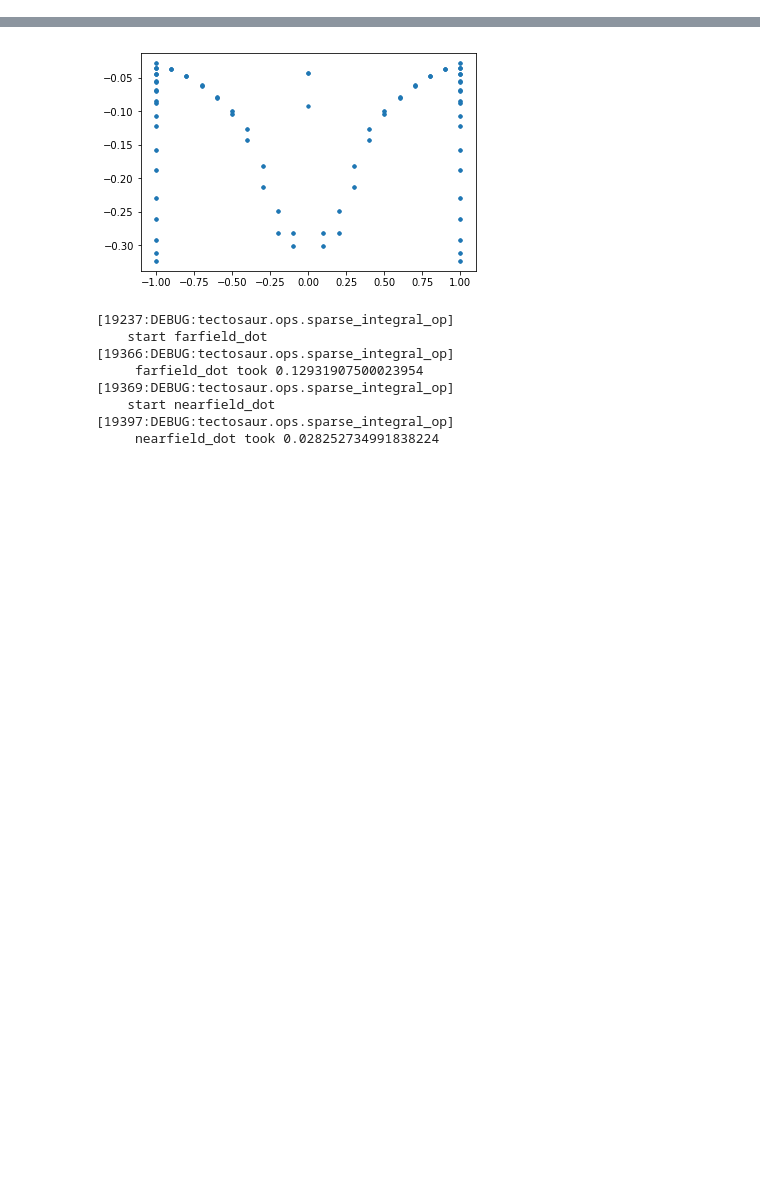
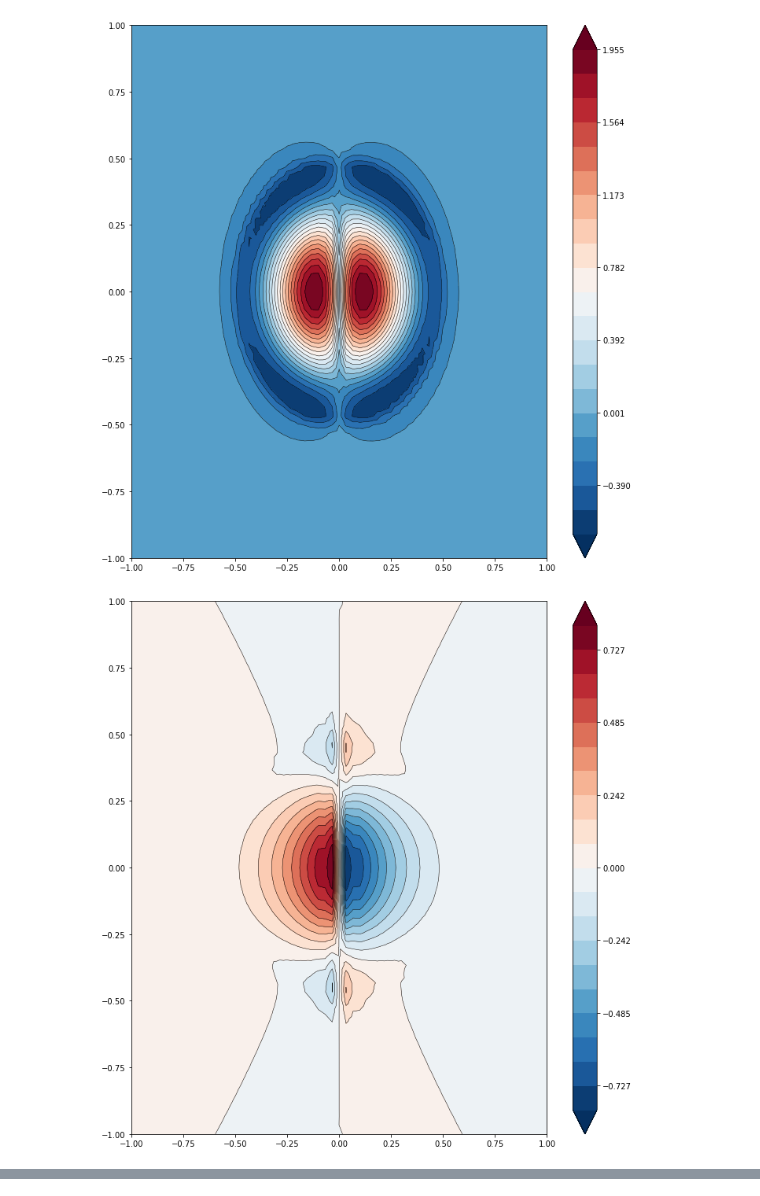
Before and after one commit to tbenthompson/tectosaur, a Jupyter notebook: examples/fault_traction.ipynb, the cells around one changed output, grey strips where cells are left out. Saved outputs shown, nothing was run; the diff lists cells and outputs as text; code cells hidden in the pictures; blank space fills up the shorter version.

```diff
--- a/examples/fault_traction.ipynb
+++ b/examples/fault_traction.ipynb
@@ -101,0 +120,49 @@ cm, c_rhs, c_rhs_mat = tct.build_constraint_matrix(cs, src_mesh[1].shape[0] * 9)
+# %%
+tri_centers = np.mean(src_mesh[0][src_mesh[1]], axis = 1)
+
+side = np.zeros(src_mesh[1].shape[0]).astype(np.int)
+#side[tri_centers[:,0] > 0] = 1
+
+cmap = 'RdBu_r'
+
+levels = [
+    np.linspace(-0.3, 1.0, 21),
+    np.linspace(-1.9, 1.9, 21),
+    np.linspace(-0.6, 0.6, 21)
+]
+levels = []
+for d in range(3):
+    minf = np.min(out.reshape((-1,3))[:,d])
+    maxf = np.max(out.reshape((-1,3))[:,d])
+    levels.append(np.linspace(minf - 1e-12, maxf + 1e-12, 21))
+
+for d in range(3):
+
+    field = out.reshape((-1,3,3))[:,:,d]
+    #field = np.tile(side[:,np.newaxis], (1,3))
+    plt.figure(figsize = (10,10))
+
+    # This is the critical section of code. We take all the triangles except one of the fault touching
+    # sides and make a contour plot with them. The combination of the two contour plots results in a
+    # nice clean edge.
+    for i in range(1):
+        which_tris = np.where(side == i)[0]
+        reduced_m = tct.mesh.modify.remove_unused_pts((src_mesh[0], src_mesh[1][which_tris]))
+        soln_vals = np.empty(reduced_m[0].shape[0])
+        soln_vals[reduced_m[1]] = field[which_tris]
+
+        cntf = plt.tricontourf(
+            reduced_m[0][:,0], reduced_m[0][:,2], reduced_m[1], soln_vals,
+            cmap = cmap, linewidth = 0.5, levels = levels[d], extend = 'both'
+        )
+        plt.tricontour(
+            reduced_m[0][:,0], reduced_m[0][:,2], reduced_m[1], soln_vals,
+            linestyles = 'solid', colors='k', linewidths = 0.5, levels = levels[d]
+        )
+
+    plt.colorbar(cntf)
+    plt.tight_layout()
+    plt.show()
+# %% [output]
+[figure, added]
+[figure, added]
@@ -108,5 +178,0 @@ cm, c_rhs, c_rhs_mat = tct.build_constraint_matrix(cs, src_mesh[1].shape[0] * 9)
-# %%
-plt.plot(obs_pts[:,0], trac_edges.reshape((-1,3))[:,0], '.')
-plt.show()
-# %% [output]
-[figure, removed]
@@ -115,15 +179 @@ constrained_traction_mass_op = cm.T.dot(traction_mass_op.mat.dot(cm))
-# %%
-rhs = -cm.T.dot(H.dot(slip.flatten())) - cm.T.dot(traction_mass_op.mat.dot(c_rhs))
-#rhs = -cm.T.dot(traction_mass_op.mat.dot(c_rhs2))
-soln = cg(constrained_traction_mass_op, rhs)
-out = cm.dot(soln[0]) + c_rhs
-# %% [output]
-[19237:DEBUG:tectosaur.ops.sparse_integral_op]
-    start farfield_dot
-[19366:DEBUG:tectosaur.ops.sparse_integral_op]
-     farfield_dot took 0.12931907500023954
-[19369:DEBUG:tectosaur.ops.sparse_integral_op]
-    start nearfield_dot
-[19397:DEBUG:tectosaur.ops.sparse_integral_op]
-     nearfield_dot took 0.028252734991838224
 # %%
```
Also changed, not shown: parts of 11 cells of this notebook, 11 other files.
